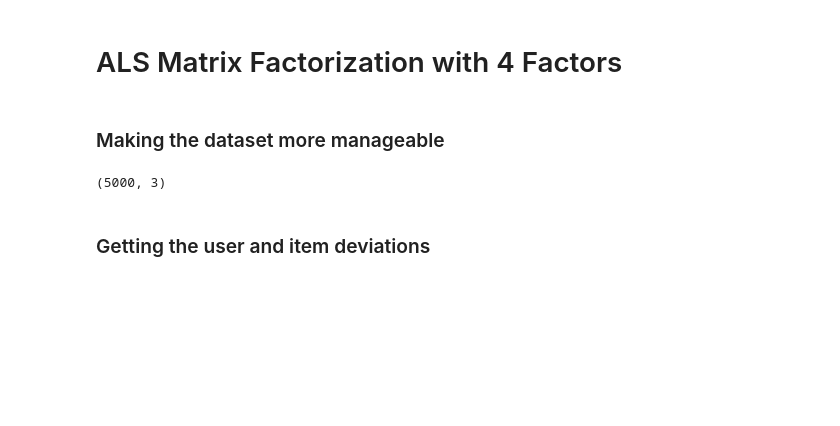
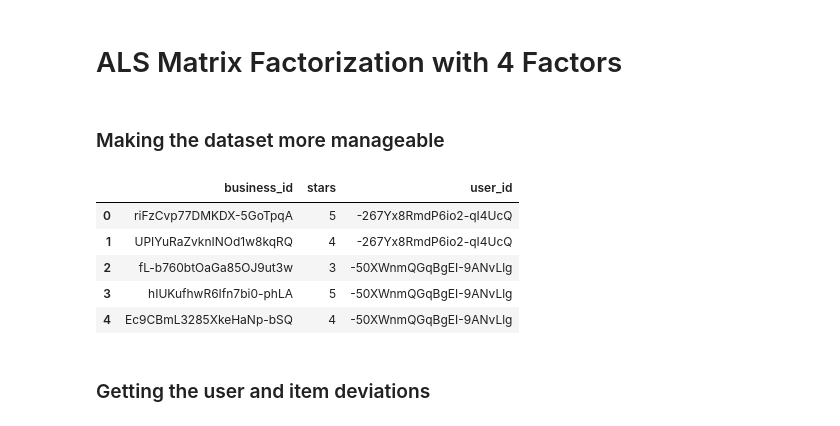
Before and after one commit to PeterAAyala/CS109aFinalProject, a Jupyter notebook: notebooks/MatrixFactorization.ipynb, the cells around one changed output. Cells and saved outputs as stored; diff of their text form; code cells hidden in the pictures; blank space fills up the shorter version.

```diff
--- a/notebooks/MatrixFactorization.ipynb
+++ b/notebooks/MatrixFactorization.ipynb
@@ -60,8 +60,3 @@ test_df = pd.DataFrame(test_set)
 # ALS Matrix Factorization with 4 Factors
 # %% [markdown]
 ### Making the dataset more manageable
-# %%
-trimmed_train = train_df[:5000]
-trimmed_train.shape
-# %% [output]
-(5000, 3)
@@ -68,3 +76,13 @@ trimmed_train.shape
+# %%
+trimmed_train = pd.DataFrame(keep_reviews)
+trimmed_train.head()
+# %% [output]
+|  | business_id | stars | user_id |
+| 0 | riFzCvp77DMKDX-5GoTpqA | 5 | -267Yx8RmdP6io2-qI4UcQ |
+| 1 | UPIYuRaZvknINOd1w8kqRQ | 4 | -267Yx8RmdP6io2-qI4UcQ |
+| 2 | fL-b760btOaGa85OJ9ut3w | 3 | -50XWnmQGqBgEI-9ANvLlg |
+| 3 | hIUKufhwR6Ifn7bi0-phLA | 5 | -50XWnmQGqBgEI-9ANvLlg |
+| 4 | Ec9CBmL3285XkeHaNp-bSQ | 4 | -50XWnmQGqBgEI-9ANvLlg |
 # %% [markdown]
 ### Getting the user and item deviations
 # %%
```
Also changed, not shown: parts of 26 cells of this notebook, 3 other files.
